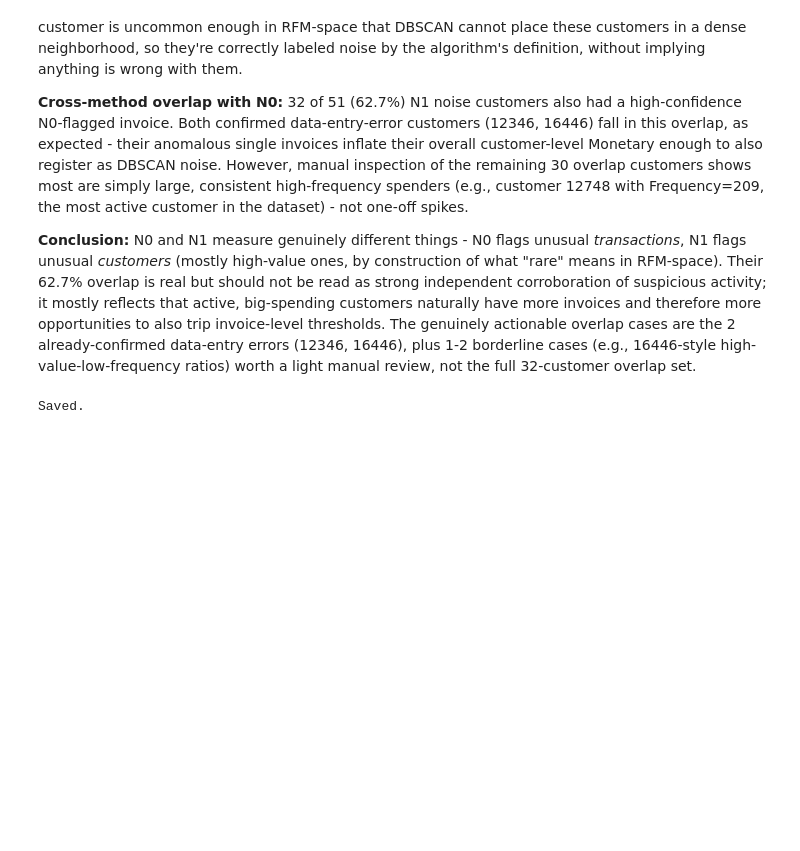
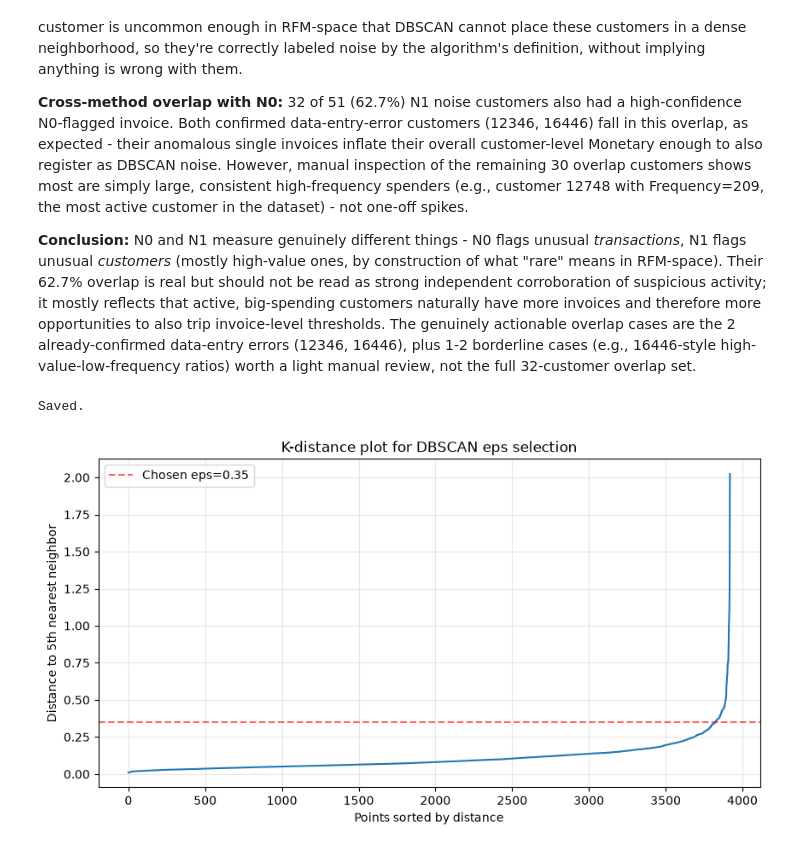
Before and after one commit to swagat017/Data-Mining-Project, a Jupyter notebook: notebooks/anamoly_analysis.ipynb, the cells around one changed output. Saved outputs shown, nothing was run; the diff lists cells and outputs as text; code cells hidden in the pictures; blank space fills up the shorter version.

```diff
--- a/notebooks/anamoly_analysis.ipynb
+++ b/notebooks/anamoly_analysis.ipynb
@@ -485,3 +485,16 @@ FS1_dbscan_profiled.to_csv("../results/tables/customer_anomaly_flags_N1.csv", in
 print("Saved.")
 # %% [output]
 Saved.
+# %%
+plt.figure(figsize=(10, 5))
+plt.plot(k_distances)
+plt.axhline(0.35, color='red', linestyle='--', alpha=0.6, label='Chosen eps=0.35')
+plt.xlabel("Points sorted by distance")
+plt.ylabel(f"Distance to {min_samples}th nearest neighbor")
+plt.title("K-distance plot for DBSCAN eps selection")
+plt.legend()
+plt.grid(True, alpha=0.3)
+plt.savefig("../results/figures/dbscan_kdistance_plot.png", dpi=150, bbox_inches='tight')
+plt.show()
+# %% [output]
+[figure, added]
```
Also changed, not shown: parts of 2 cells of this notebook, 5 other files.
